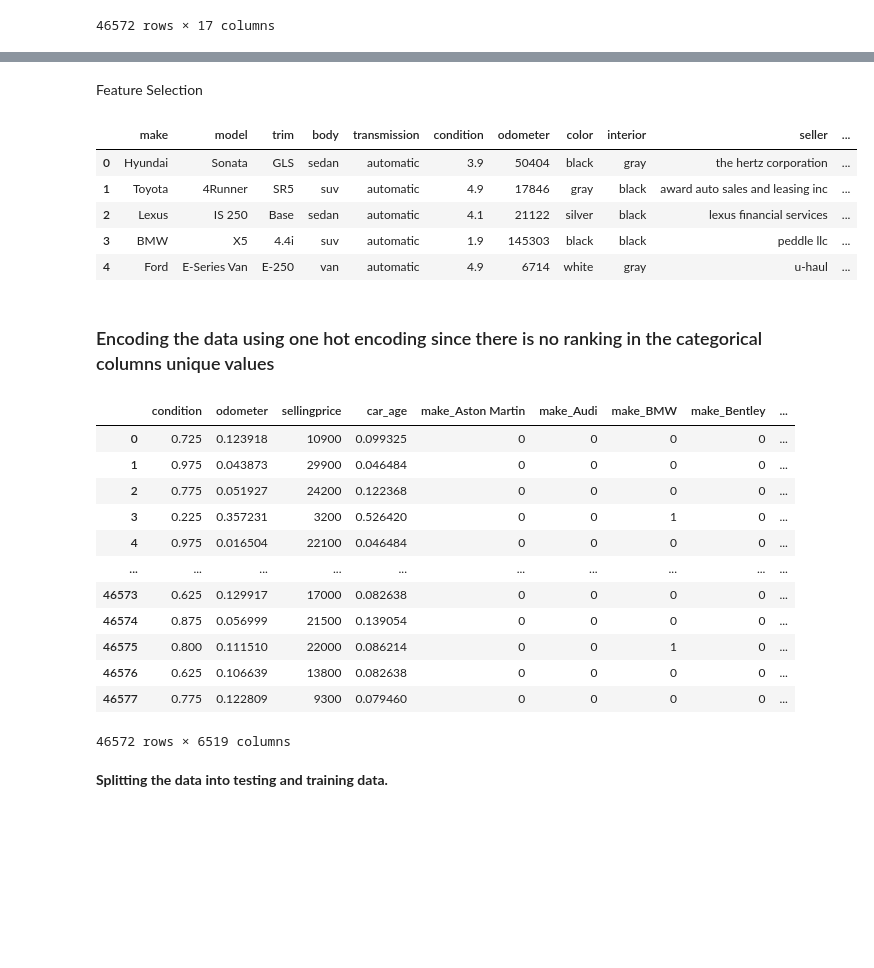
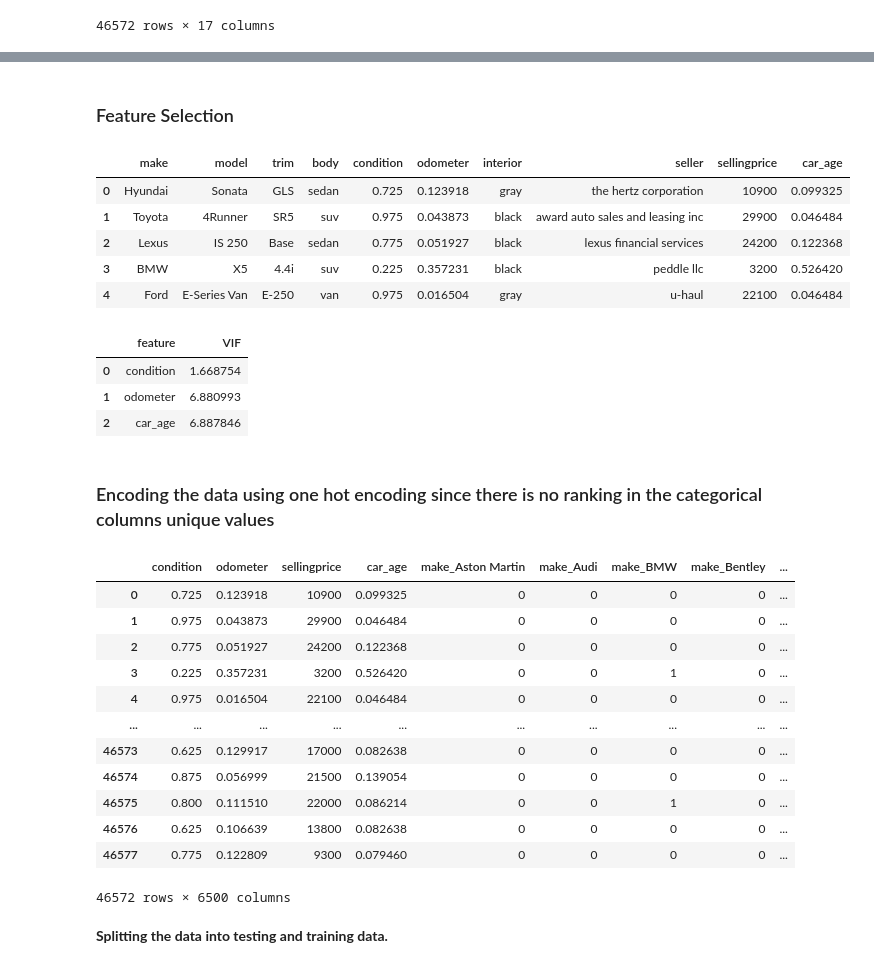
Before and after one commit to TameemAlghazaly/Data-Science-Projects, a Jupyter notebook: Car Prices Linear Regression/Car Prices Prediction Updated.ipynb, the cells around one changed output, grey strips where cells are left out. Drawn from its saved outputs; the diff is of its cells as text; code cells hidden in the pictures; blank space fills up the shorter version.

```diff
--- a/Car Prices Linear Regression/Car Prices Prediction Updated.ipynb
+++ b/Car Prices Linear Regression/Car Prices Prediction Updated.ipynb
@@ -463,16 +456,31 @@ DataFrame after normalization:
 # %% [markdown]
-Feature Selection
+### Feature Selection
 # %%
 #drop columns vin year saledate mmr
-df = df.drop(['vin','year','saledate','mmr','state'],axis=1)
+df = df.drop(['vin','year','saledate','mmr','state','color','transmission'],axis=1)
 df.head()
 # %% [output]
-|  | make | model | trim | body | transmission | condition | odometer | color | interior | seller | ... |
-| 0 | Hyundai | Sonata | GLS | sedan | automatic | 3.9 | 50404 | black | gray | the hertz corporation | ... |
-| 1 | Toyota | 4Runner | SR5 | suv | automatic | 4.9 | 17846 | gray | black | award auto sales and leasing inc | ... |
-| 2 | Lexus | IS 250 | Base | sedan | automatic | 4.1 | 21122 | silver | black | lexus financial services | ... |
-| 3 | BMW | X5 | 4.4i | suv | automatic | 1.9 | 145303 | black | black | peddle llc | ... |
-| 4 | Ford | E-Series Van | E-250 | van | automatic | 4.9 | 6714 | white | gray | u-haul | ... |
+|  | make | model | trim | body | condition | odometer | interior | seller | sellingprice | car_age |
+| 0 | Hyundai | Sonata | GLS | sedan | 0.725 | 0.123918 | gray | the hertz corporation | 10900 | 0.099325 |
+| 1 | Toyota | 4Runner | SR5 | suv | 0.975 | 0.043873 | black | award auto sales and leasing inc | 29900 | 0.046484 |
+| 2 | Lexus | IS 250 | Base | sedan | 0.775 | 0.051927 | black | lexus financial services | 24200 | 0.122368 |
+| 3 | BMW | X5 | 4.4i | suv | 0.225 | 0.357231 | black | peddle llc | 3200 | 0.526420 |
+| 4 | Ford | E-Series Van | E-250 | van | 0.975 | 0.016504 | gray | u-haul | 22100 | 0.046484 |
+# %%
+from statsmodels.stats.outliers_influence import variance_inflation_factor
+numeric_df = df.select_dtypes(include=np.number)
+x_numeric = numeric_df.drop('sellingprice', axis=1)
+
+VIF_data = pd.DataFrame()
+VIF_data['feature'] = x_numeric.columns
+VIF_data['VIF'] = [variance_inflation_factor(x_numeric.values, i) for i in range(x_numeric.shape[1])]
+
+VIF_data
+# %% [output]
+|  | feature | VIF |
+| 0 | condition | 1.668754 |
+| 1 | odometer | 6.880993 |
+| 2 | car_age | 6.887846 |
 # %% [markdown]
 ### Encoding the data using one hot encoding since there is no ranking in the categorical columns unique values
 # %%
@@ -491,7 +499,7 @@ df_encodedoh
 | 46575 | 0.800 | 0.111510 | 22000 | 0.086214 | 0 | 0 | 1 | 0 | ... |
 | 46576 | 0.625 | 0.106639 | 13800 | 0.082638 | 0 | 0 | 0 | 0 | ... |
 | 46577 | 0.775 | 0.122809 | 9300 | 0.079460 | 0 | 0 | 0 | 0 | ... |
-46572 rows × 6519 columns
+46572 rows × 6500 columns
 # %% [markdown]
 **Splitting the data into testing and training data.**
 # %%
```
Also changed, not shown: parts of 10 cells of this notebook.
